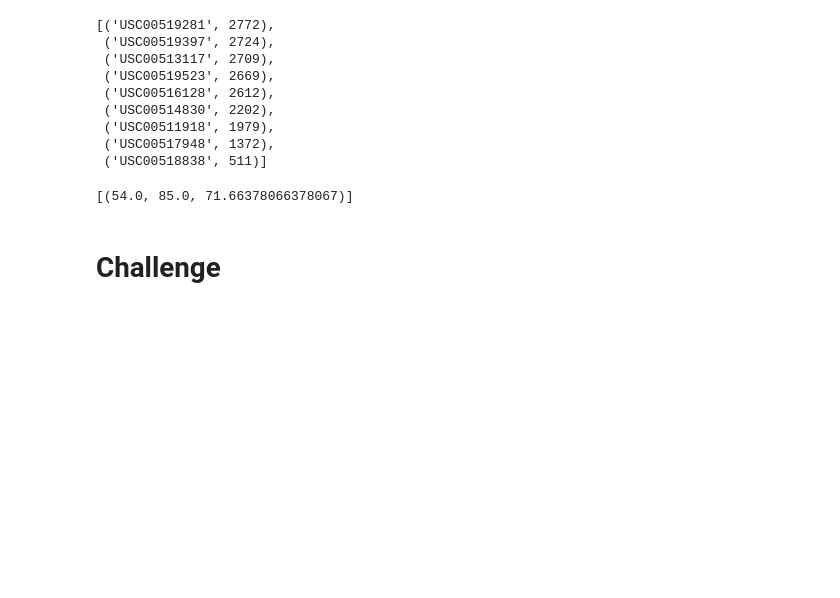
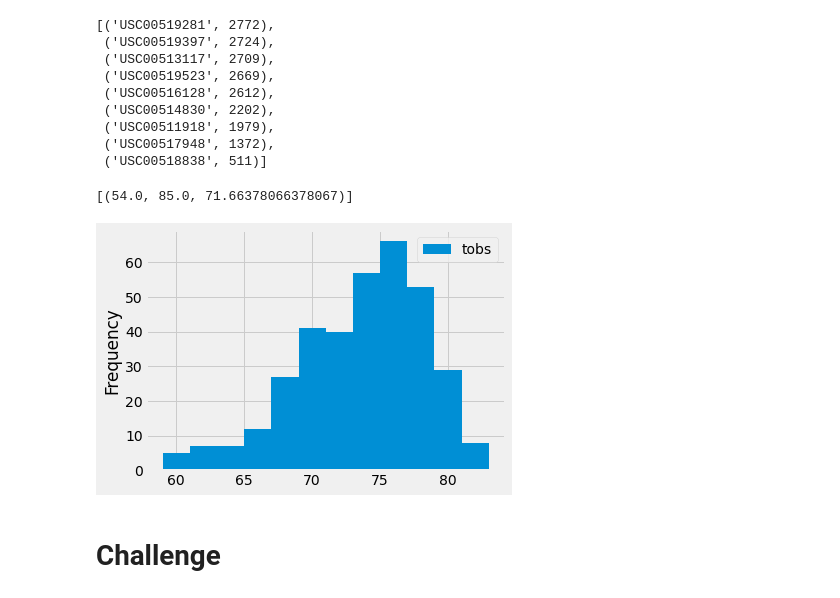
Before and after one commit to ElliottT99/surfs_up, a Jupyter notebook: climate_analysis.ipynb, the cells around one changed output. Drawn from its saved outputs; the diff is of its cells as text; code cells hidden in the pictures; blank space fills up the shorter version.

```diff
--- a/climate_analysis.ipynb
+++ b/climate_analysis.ipynb
@@ -100,11 +100,16 @@ filter(Measurement.station == 'USC00519281').all()
 # %%
 # Choose the station with the highest number of temperature observations.
 # Query the last 12 months of temperature observation data for this station and plot the results as a histogram
 results = session.query(Measurement.tobs).\
 filter(Measurement.station == 'USC00519281').\
 filter(Measurement.date >= prev_year).all()
 #creating the dataframe
 df = pd.DataFrame(results, columns=['tobs'])
+#plotting
+df.plot.hist(bins=12)
+plt.tight_layout()
+# %% [output]
+[figure, added]
 # %%
 # Write a function called `calc_temps` that will accept start date and end date in the format '%Y-%m-%d'
 # and return the minimum, average, and maximum temperatures for that range of dates
```
Also changed, not shown: 1 other file.
